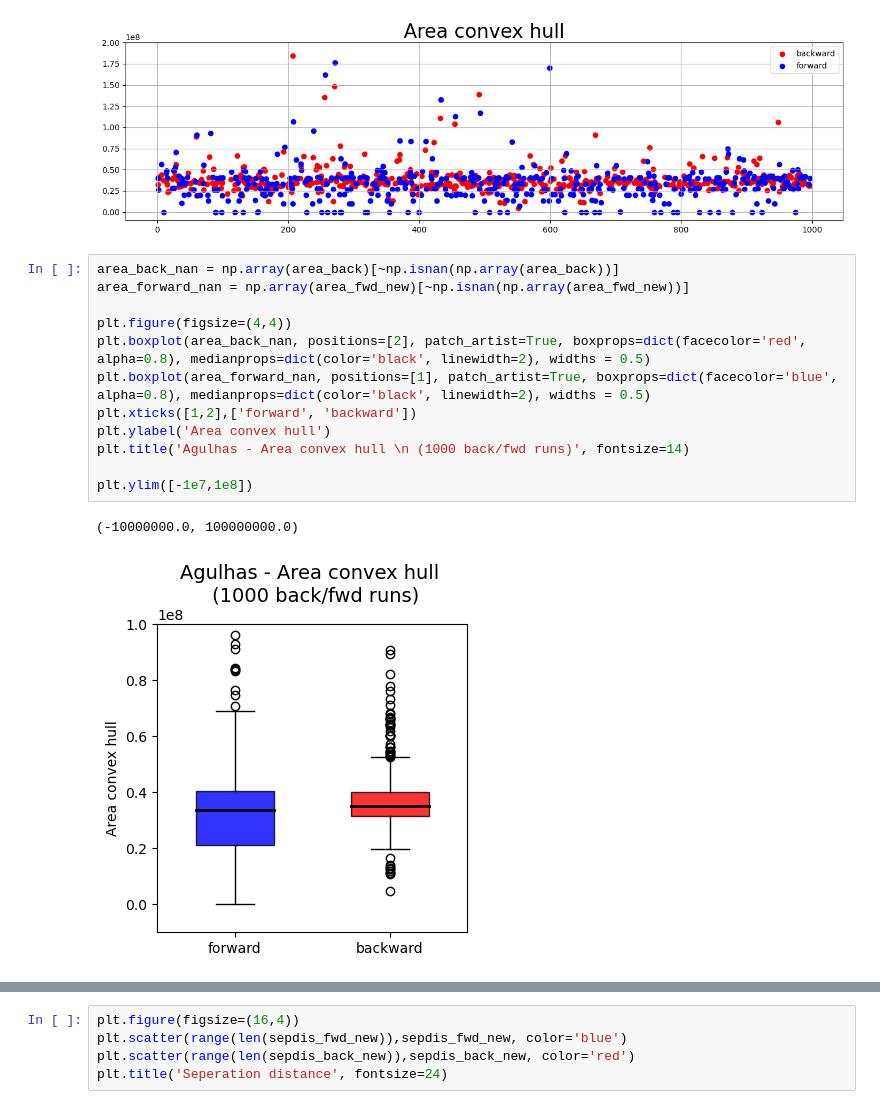
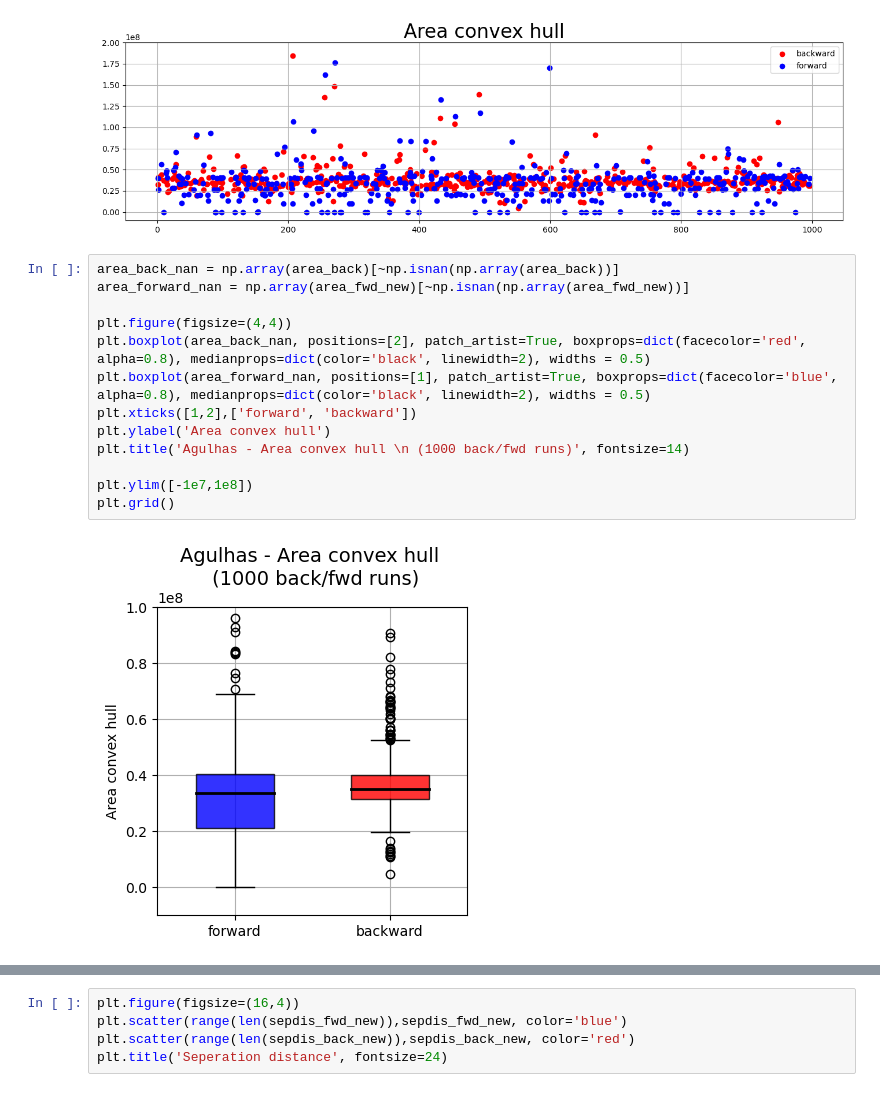
Before and after one commit to bentemoe/backtrack_opendrift, a Jupyter notebook: pick_random_fwd_as_truth_oceandrift_48h/agulhas_fwd_pick.ipynb, the cells around one changed output, grey strips where cells are left out. Drawn from its saved outputs; the diff is of its cells as text.

```diff
--- a/pick_random_fwd_as_truth_oceandrift_48h/agulhas_fwd_pick.ipynb
+++ b/pick_random_fwd_as_truth_oceandrift_48h/agulhas_fwd_pick.ipynb
@@ -335,15 +335,15 @@ Text(0.5, 1.0, 'Area convex hull')
 # %%
 area_back_nan = np.array(area_back)[~np.isnan(np.array(area_back))]
 area_forward_nan = np.array(area_fwd_new)[~np.isnan(np.array(area_fwd_new))]
 
 plt.figure(figsize=(4,4))
 plt.boxplot(area_back_nan, positions=[2], patch_artist=True, boxprops=dict(facecolor='red', alpha=0.8), medianprops=dict(color='black', linewidth=2), widths = 0.5)
 plt.boxplot(area_forward_nan, positions=[1], patch_artist=True, boxprops=dict(facecolor='blue', alpha=0.8), medianprops=dict(color='black', linewidth=2), widths = 0.5)
 plt.xticks([1,2],['forward', 'backward'])
 plt.ylabel('Area convex hull')
 plt.title('Agulhas - Area convex hull \n (1000 back/fwd runs)', fontsize=14)
 
 plt.ylim([-1e7,1e8])
+plt.grid()
 # %% [output]
-(-10000000.0, 100000000.0)
-[figure, old version]
+[figure, new version]
```
Also changed, not shown: parts of 5 cells of this notebook, 25 other files.
